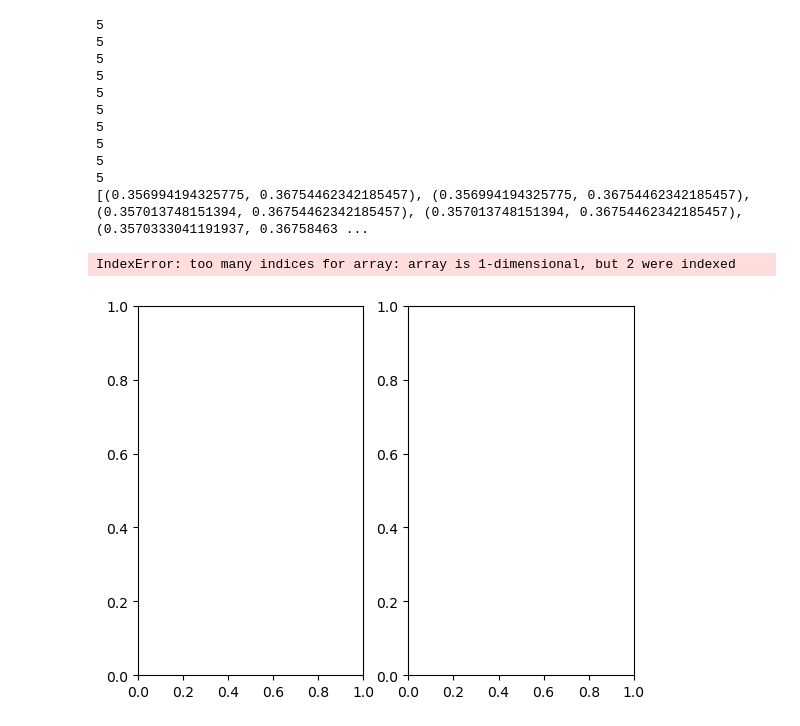
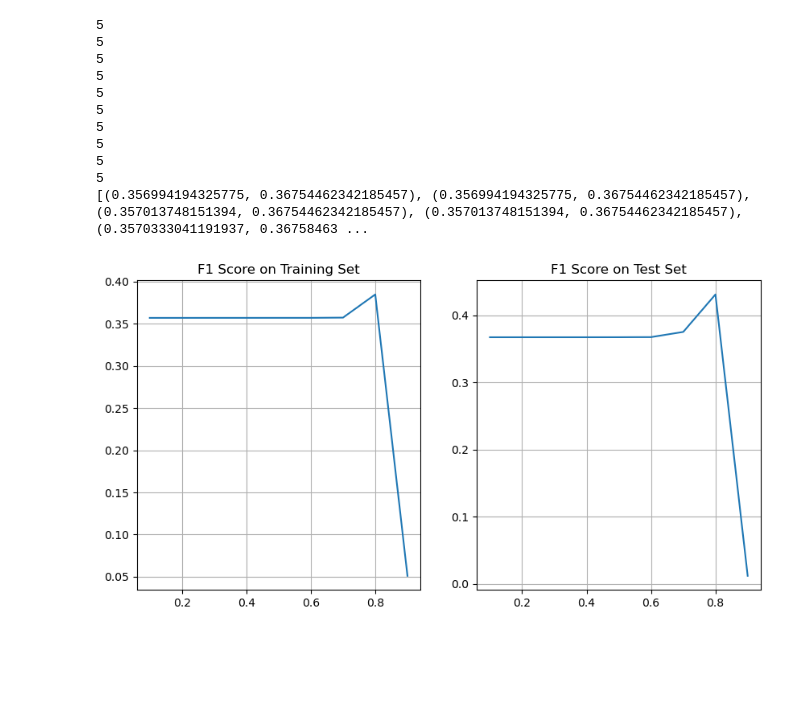
Before and after one commit to metepv/Credit-Card-Default-Project, a Jupyter notebook: LR.ipynb, the cells around one changed output. Saved outputs shown, nothing was run; the diff lists cells and outputs as text; code cells hidden in the pictures; blank space fills up the shorter version.

```diff
--- a/LR.ipynb
+++ b/LR.ipynb
@@ -516,20 +516,21 @@ print(f1_lst)
 5
 [(0.356994194325775, 0.36754462342185457), (0.356994194325775, 0.36754462342185457), (0.357013748151394, 0.36754462342185457), (0.357013748151394, 0.36754462342185457), (0.3570333041191937, 0.36758463 ...
 # %%
-f1_train_lst = []
-for i in range(10):
-    f1_train_lst.append(f1_lst[i][0])
+f1_train_lst = [f1_lst[i][0] for i in range(10)]
+f1_test_lst = [f1_lst[i][1] for i in range(10)]
 
-f1_test_lst = []
-for i in range(10):
-    f1_train_lst.append(f1_lst[i][0])
+index_array = np.arange(1, 11)  # Adjusted the range to include 10 elements
 
-index_array = np.arange(1,10)
+fig, axs = plt.subplots(1, 2, figsize=(10, 5))
 
-fig, axs = plt.subplots(1, 2)
+axs[0].plot(threshold_lst, f1_train_lst)
+axs[0].set_title('F1 Score on Training Set')
+axs[0].grid(True)
 
-axs[0, 0].plot(index_array,f1_train_lst)
-axs[0, 1].plot(index_array,f1_test_lst)
+axs[1].plot(threshold_lst, f1_test_lst)
+axs[1].set_title('F1 Score on Test Set')
+axs[1].grid(True)
+
+plt.show()
 # %% [output]
-IndexError: too many indices for array: array is 1-dimensional, but 2 were indexed
-[figure, old version]
+[figure, new version]
```
